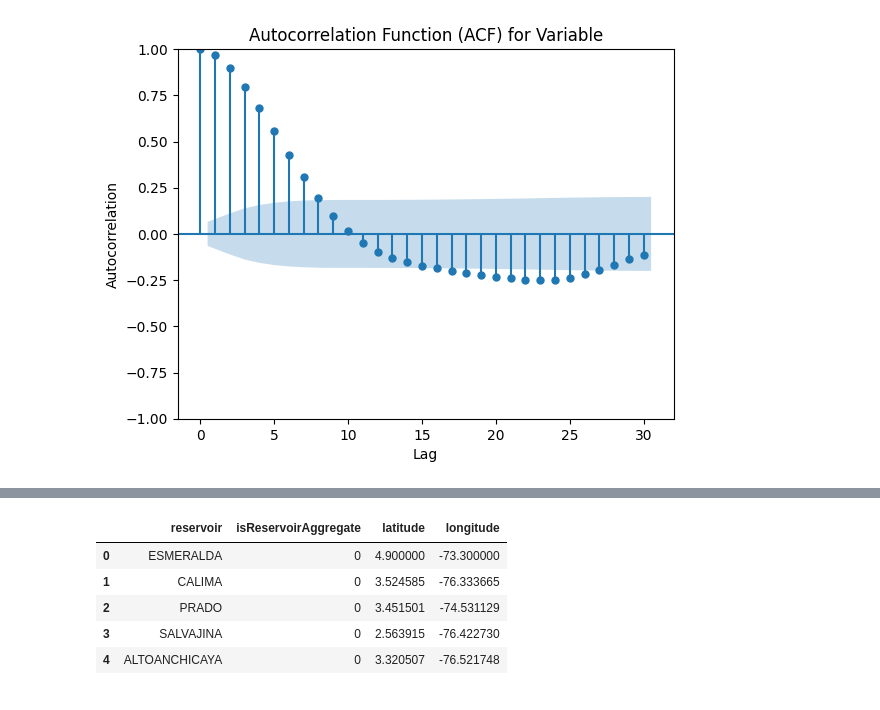
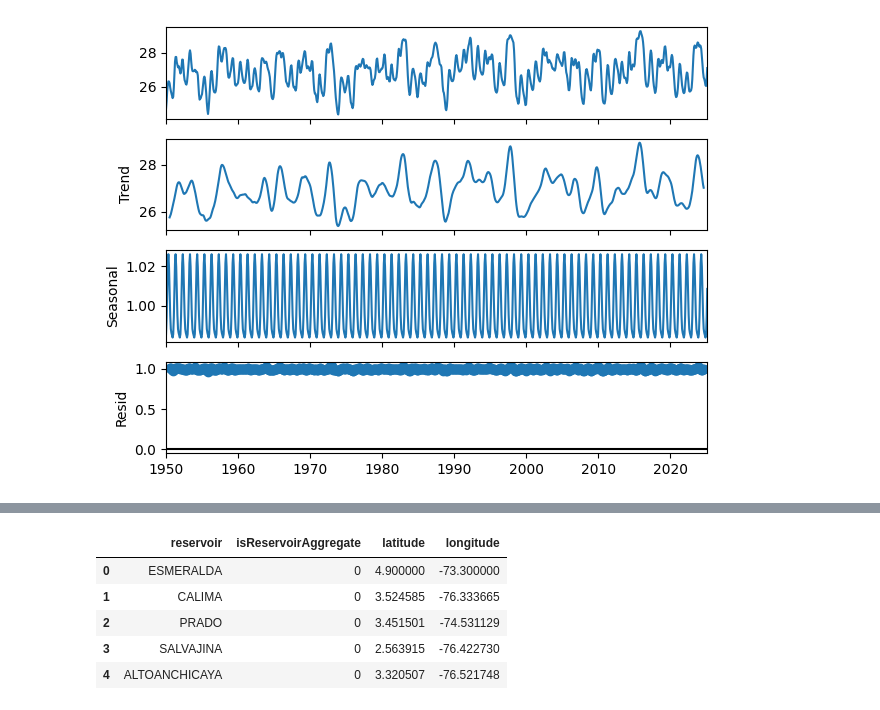
Before and after one commit to jsslTueniuane/JSSL-INV-FUNC-BACKEND, a Jupyter notebook: src/Analysis/ExploratoryAnalysis.ipynb, the cells around one changed output, grey strips where cells are left out. Saved outputs shown, nothing was run; the diff lists cells and outputs as text; code cells hidden in the pictures.

```diff
--- a/src/Analysis/ExploratoryAnalysis.ipynb
+++ b/src/Analysis/ExploratoryAnalysis.ipynb
@@ -79,11 +68,9 @@ plt.show()
-# %%
-from statsmodels.graphics.tsaplots import plot_acf
-
-# Replace 'variable_name' with the name of the variable you want to analyze
-plot_acf(data['ANOM'])
-plt.xlabel('Lag')
-plt.ylabel('Autocorrelation')
-plt.title('Autocorrelation Function (ACF) for Variable')
-plt.show()
-# %% [output]
-[figure, removed]
+# %%
+from statsmodels.tsa.seasonal import seasonal_decompose
+
+# Descomposición de la serie temporal
+decomposition = seasonal_decompose(data[['Date','SST']].set_index('Date'), model='multiplicative')
+decomposition.plot()
+plt.show()
+# %% [output]
+[figure, added]
```
Also changed, not shown: parts of 41 cells of this notebook, 14 other files.
